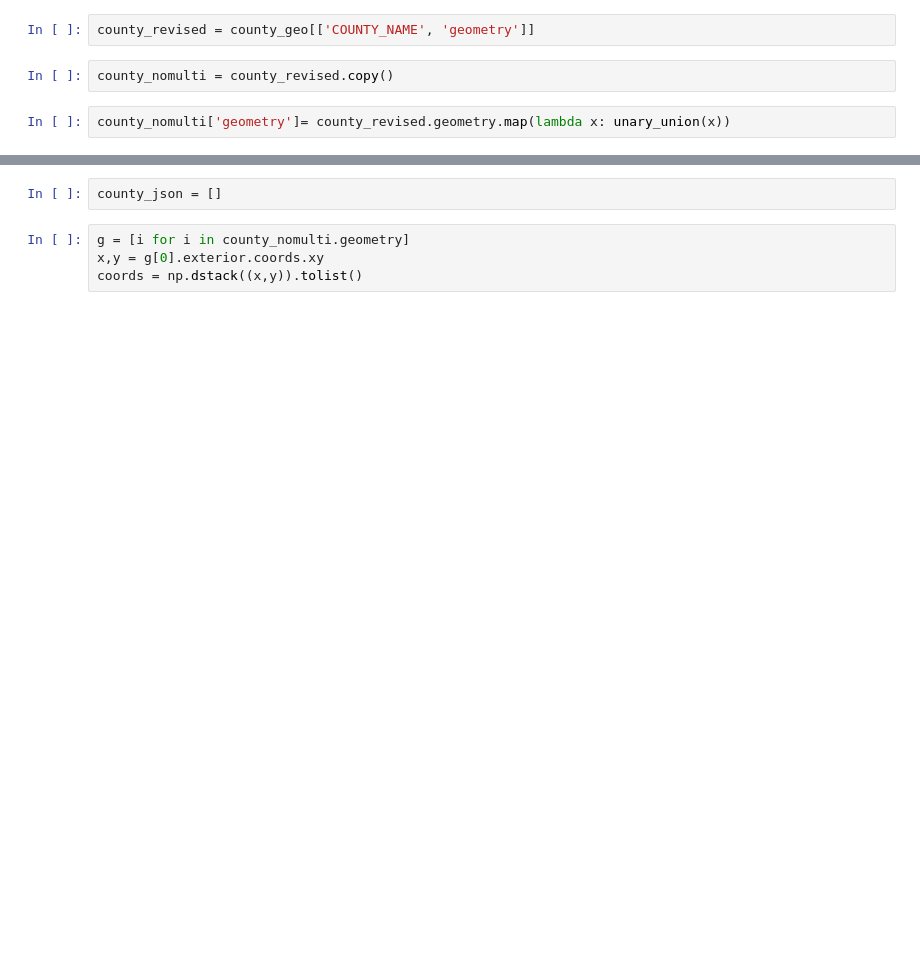
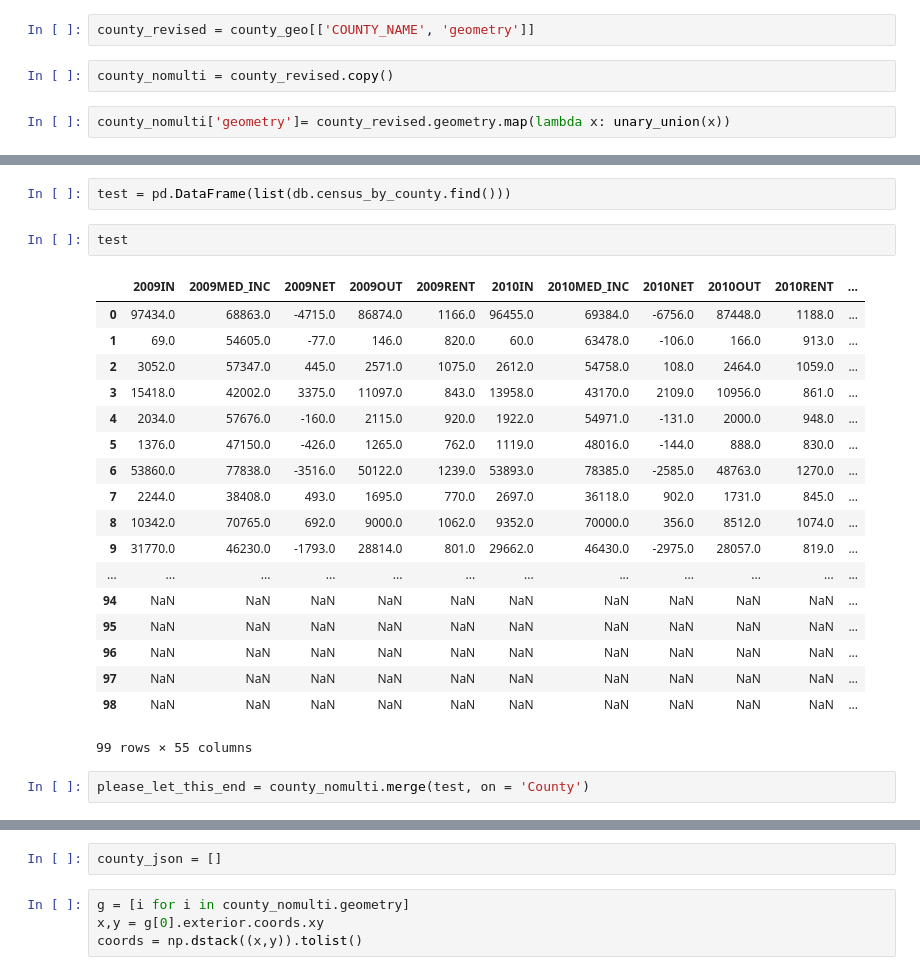
Before and after one commit to Senkichi/ACS, a Jupyter notebook: python/LoadCsvToMongo.ipynb, the cells around one changed output, grey strips where cells are left out. Cells and saved outputs as stored; diff of their text form; blank space fills up the shorter version.

```diff
--- a/python/LoadCsvToMongo.ipynb
+++ b/python/LoadCsvToMongo.ipynb
@@ -99,0 +122,25 @@ county_nomulti['geometry']= county_revised.geometry.map(lambda x: unary_union(x)
+# %%
+test = pd.DataFrame(list(db.census_by_county.find()))
+# %%
+test
+# %% [output]
+|  | 2009IN | 2009MED_INC | 2009NET | 2009OUT | 2009RENT | 2010IN | 2010MED_INC | 2010NET | 2010OUT | 2010RENT | ... |
+| 0 | 97434.0 | 68863.0 | -4715.0 | 86874.0 | 1166.0 | 96455.0 | 69384.0 | -6756.0 | 87448.0 | 1188.0 | ... |
+| 1 | 69.0 | 54605.0 | -77.0 | 146.0 | 820.0 | 60.0 | 63478.0 | -106.0 | 166.0 | 913.0 | ... |
+| 2 | 3052.0 | 57347.0 | 445.0 | 2571.0 | 1075.0 | 2612.0 | 54758.0 | 108.0 | 2464.0 | 1059.0 | ... |
+| 3 | 15418.0 | 42002.0 | 3375.0 | 11097.0 | 843.0 | 13958.0 | 43170.0 | 2109.0 | 10956.0 | 861.0 | ... |
+| 4 | 2034.0 | 57676.0 | -160.0 | 2115.0 | 920.0 | 1922.0 | 54971.0 | -131.0 | 2000.0 | 948.0 | ... |
+| 5 | 1376.0 | 47150.0 | -426.0 | 1265.0 | 762.0 | 1119.0 | 48016.0 | -144.0 | 888.0 | 830.0 | ... |
+| 6 | 53860.0 | 77838.0 | -3516.0 | 50122.0 | 1239.0 | 53893.0 | 78385.0 | -2585.0 | 48763.0 | 1270.0 | ... |
+| 7 | 2244.0 | 38408.0 | 493.0 | 1695.0 | 770.0 | 2697.0 | 36118.0 | 902.0 | 1731.0 | 845.0 | ... |
+| 8 | 10342.0 | 70765.0 | 692.0 | 9000.0 | 1062.0 | 9352.0 | 70000.0 | 356.0 | 8512.0 | 1074.0 | ... |
+| 9 | 31770.0 | 46230.0 | -1793.0 | 28814.0 | 801.0 | 29662.0 | 46430.0 | -2975.0 | 28057.0 | 819.0 | ... |
+| ... | ... | ... | ... | ... | ... | ... | ... | ... | ... | ... | ... |
+| 94 | NaN | NaN | NaN | NaN | NaN | NaN | NaN | NaN | NaN | NaN | ... |
+| 95 | NaN | NaN | NaN | NaN | NaN | NaN | NaN | NaN | NaN | NaN | ... |
+| 96 | NaN | NaN | NaN | NaN | NaN | NaN | NaN | NaN | NaN | NaN | ... |
+| 97 | NaN | NaN | NaN | NaN | NaN | NaN | NaN | NaN | NaN | NaN | ... |
+| 98 | NaN | NaN | NaN | NaN | NaN | NaN | NaN | NaN | NaN | NaN | ... |
+99 rows × 55 columns
+# %%
+please_let_this_end = county_nomulti.merge(test, on = 'County')
```
Also changed, not shown: parts of 9 cells of this notebook, 4 other files.
